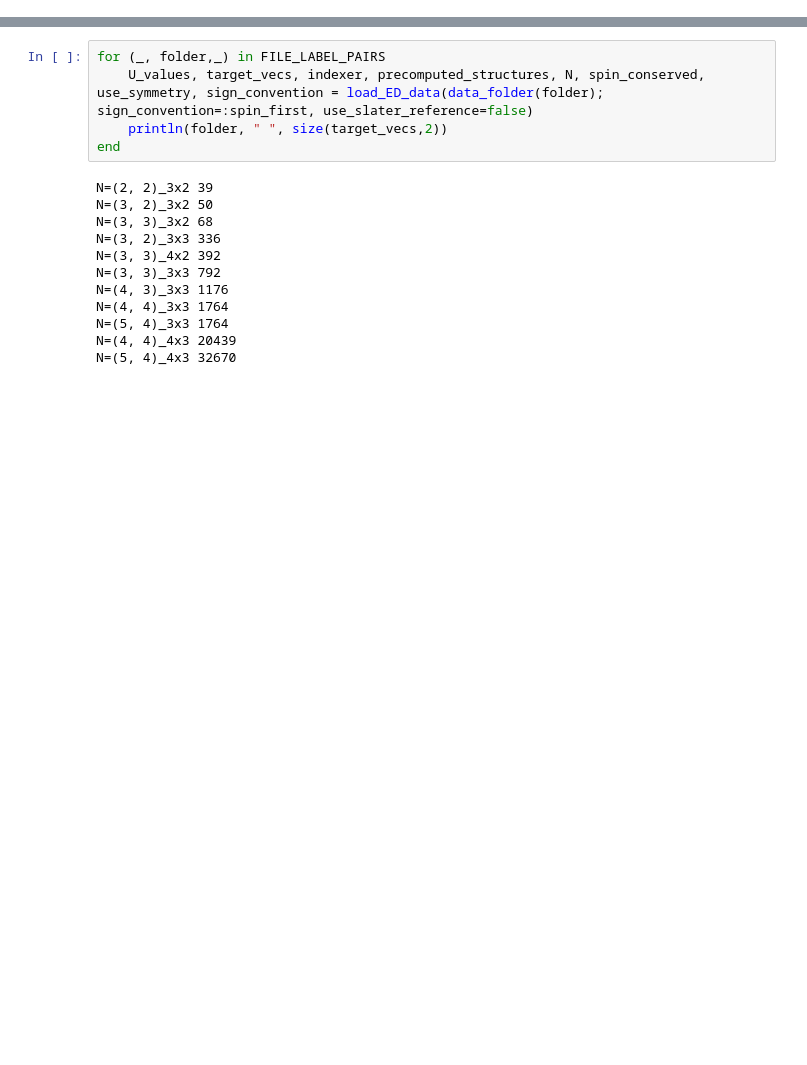
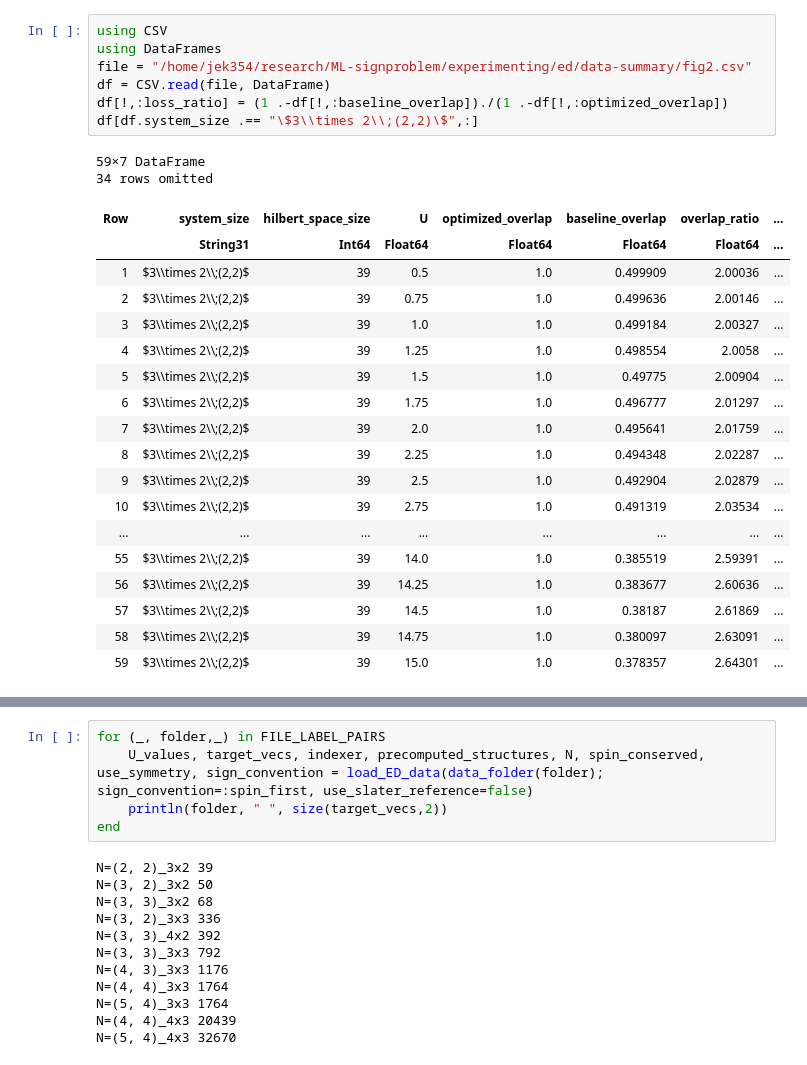
Before and after one commit to GoodStuff11/ML-signproblem, a Jupyter notebook: experimenting/ed/figure2_3.ipynb, the cells around one changed output, grey strips where cells are left out. Saved outputs shown, nothing was run; the diff lists cells and outputs as text; blank space fills up the shorter version.

```diff
--- a/experimenting/ed/figure2_3.ipynb
+++ b/experimenting/ed/figure2_3.ipynb
@@ -68 +52,29 @@ const BASE_MARKERSIZE = 12    # Makie default
+# %%
+using CSV
+using DataFrames
+file = "/home/jek354/research/ML-signproblem/experimenting/ed/data-summary/fig2.csv"
+df = CSV.read(file, DataFrame)
+df[!,:loss_ratio] = (1 .-df[!,:baseline_overlap])./(1 .-df[!,:optimized_overlap])
+df[df.system_size .== "\$3\\times 2\\;(2,2)\$",:]
+# %% [output]
+59×7 DataFrame
+34 rows omitted
+| Row | system_size | hilbert_space_size | U | optimized_overlap | baseline_overlap | overlap_ratio | ... |
+|  | String31 | Int64 | Float64 | Float64 | Float64 | Float64 | ... |
+| 1 | $3\\times 2\\;(2,2)$ | 39 | 0.5 | 1.0 | 0.499909 | 2.00036 | ... |
+| 2 | $3\\times 2\\;(2,2)$ | 39 | 0.75 | 1.0 | 0.499636 | 2.00146 | ... |
+| 3 | $3\\times 2\\;(2,2)$ | 39 | 1.0 | 1.0 | 0.499184 | 2.00327 | ... |
+| 4 | $3\\times 2\\;(2,2)$ | 39 | 1.25 | 1.0 | 0.498554 | 2.0058 | ... |
+| 5 | $3\\times 2\\;(2,2)$ | 39 | 1.5 | 1.0 | 0.49775 | 2.00904 | ... |
+| 6 | $3\\times 2\\;(2,2)$ | 39 | 1.75 | 1.0 | 0.496777 | 2.01297 | ... |
+| 7 | $3\\times 2\\;(2,2)$ | 39 | 2.0 | 1.0 | 0.495641 | 2.01759 | ... |
+| 8 | $3\\times 2\\;(2,2)$ | 39 | 2.25 | 1.0 | 0.494348 | 2.02287 | ... |
+| 9 | $3\\times 2\\;(2,2)$ | 39 | 2.5 | 1.0 | 0.492904 | 2.02879 | ... |
+| 10 | $3\\times 2\\;(2,2)$ | 39 | 2.75 | 1.0 | 0.491319 | 2.03534 | ... |
+| ... | ... | ... | ... | ... | ... | ... | ... |
+| 55 | $3\\times 2\\;(2,2)$ | 39 | 14.0 | 1.0 | 0.385519 | 2.59391 | ... |
+| 56 | $3\\times 2\\;(2,2)$ | 39 | 14.25 | 1.0 | 0.383677 | 2.60636 | ... |
+| 57 | $3\\times 2\\;(2,2)$ | 39 | 14.5 | 1.0 | 0.38187 | 2.61869 | ... |
+| 58 | $3\\times 2\\;(2,2)$ | 39 | 14.75 | 1.0 | 0.380097 | 2.63091 | ... |
+| 59 | $3\\times 2\\;(2,2)$ | 39 | 15.0 | 1.0 | 0.378357 | 2.64301 | ... |
 # %%
```
Also changed, not shown: parts of 12 cells of this notebook, 55 other files.
